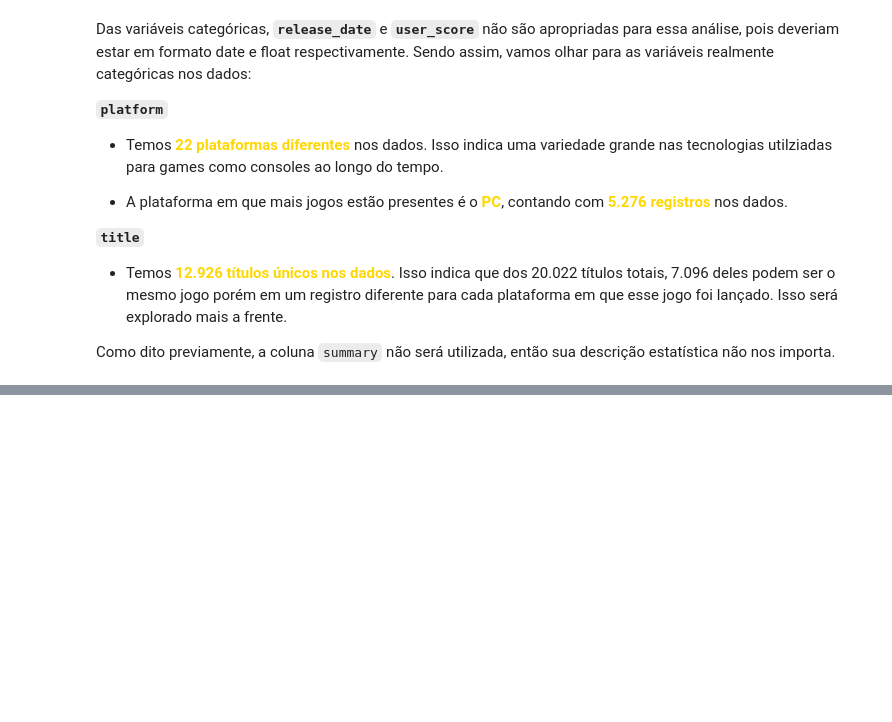
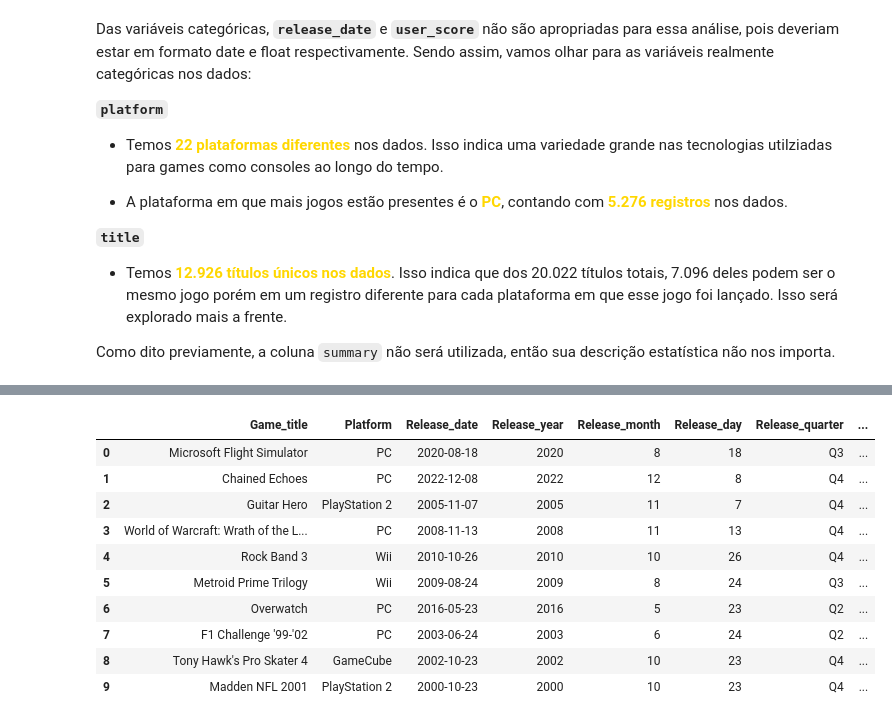
Before and after one commit to JoSEPHDev2022/Metacritc_Scores_Video_Games, a Jupyter notebook: analise_descritiva.ipynb, the cells around one changed output, grey strips where cells are left out. Drawn from its saved outputs; the diff is of its cells as text; code cells hidden in the pictures; blank space fills up the shorter version.

```diff
--- a/analise_descritiva.ipynb
+++ b/analise_descritiva.ipynb
@@ -202,0 +495,21 @@ Como dito previamente, a coluna `summary` não será utilizada, então sua descr
+# %%
+# Reorganizando aparição das colunas no DataFrame:
+data_clean = data_clean.loc[:,
+                            ['Game_title', 'Platform', 'Release_date', 'Release_year',
+                             'Release_month', 'Release_day', 'Release_quarter', 'User_score',
+                             'Metascore', 'Classification']]
+# %%
+# Verificando forma final dos dados:
+data_clean.head(10)
+# %% [output]
+|  | Game_title | Platform | Release_date | Release_year | Release_month | Release_day | Release_quarter | ... |
+| 0 | Microsoft Flight Simulator | PC | 2020-08-18 | 2020 | 8 | 18 | Q3 | ... |
+| 1 | Chained Echoes | PC | 2022-12-08 | 2022 | 12 | 8 | Q4 | ... |
+| 2 | Guitar Hero | PlayStation 2 | 2005-11-07 | 2005 | 11 | 7 | Q4 | ... |
+| 3 | World of Warcraft: Wrath of the L... | PC | 2008-11-13 | 2008 | 11 | 13 | Q4 | ... |
+| 4 | Rock Band 3 | Wii | 2010-10-26 | 2010 | 10 | 26 | Q4 | ... |
+| 5 | Metroid Prime Trilogy | Wii | 2009-08-24 | 2009 | 8 | 24 | Q3 | ... |
+| 6 | Overwatch | PC | 2016-05-23 | 2016 | 5 | 23 | Q2 | ... |
+| 7 | F1 Challenge '99-'02 | PC | 2003-06-24 | 2003 | 6 | 24 | Q2 | ... |
+| 8 | Tony Hawk's Pro Skater 4 | GameCube | 2002-10-23 | 2002 | 10 | 23 | Q4 | ... |
+| 9 | Madden NFL 2001 | PlayStation 2 | 2000-10-23 | 2000 | 10 | 23 | Q4 | ... |
```
Also changed, not shown: parts of 53 cells of this notebook.
